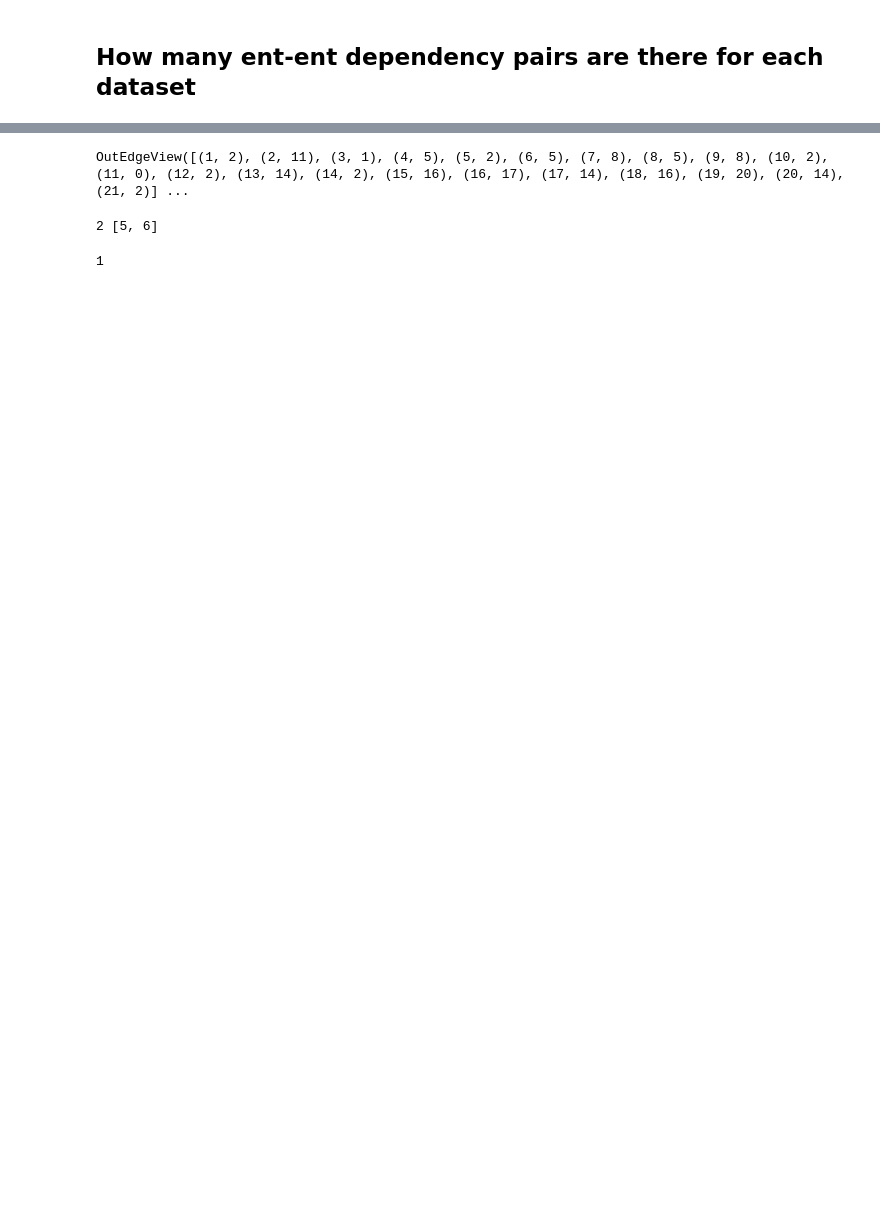
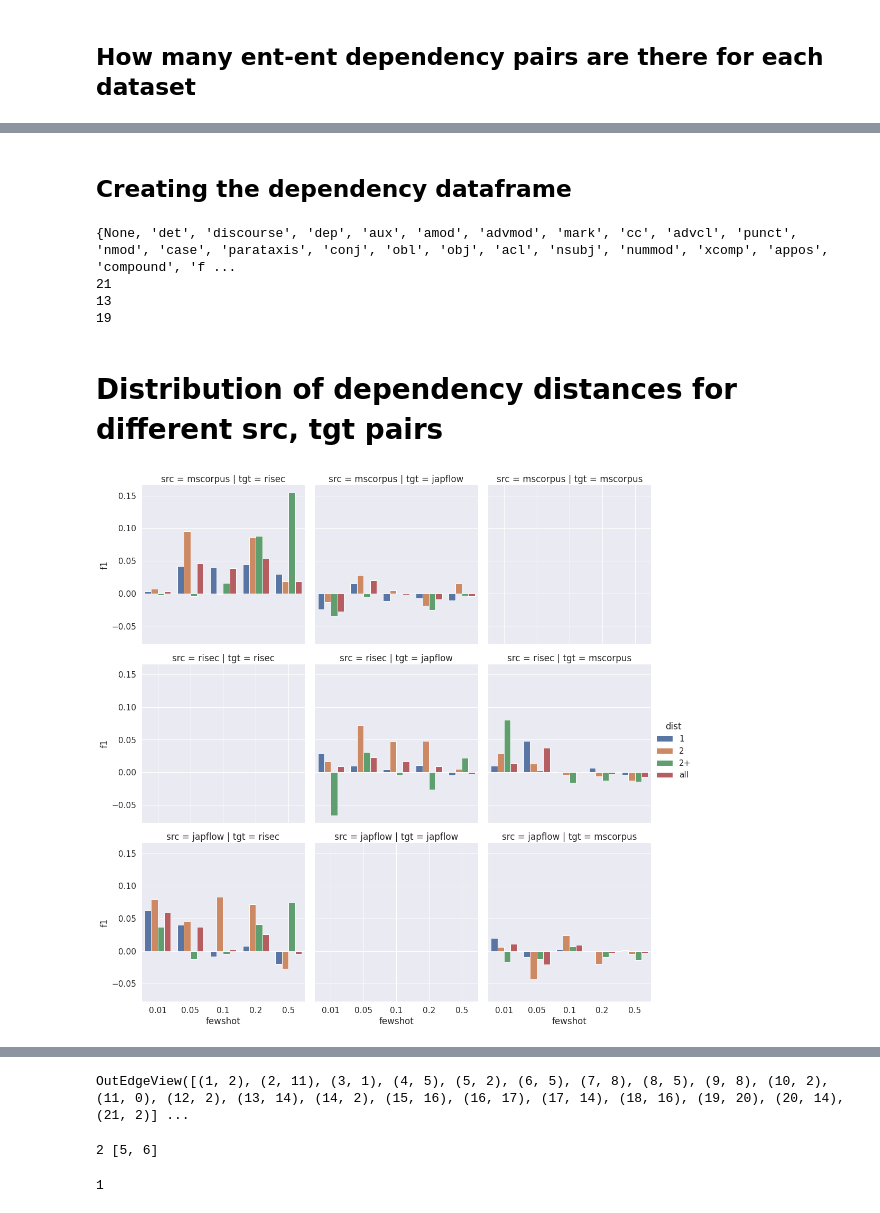
Before and after one commit to ShoRit/flow_graphs, a Jupyter notebook: code/analysis_notebooks/dep_analysis.ipynb, the cells around one changed output, grey strips where cells are left out. Saved outputs shown, nothing was run; the diff lists cells and outputs as text; code cells hidden in the pictures; blank space fills up the shorter version.

```diff
--- a/code/analysis_notebooks/dep_analysis.ipynb
+++ b/code/analysis_notebooks/dep_analysis.ipynb
@@ -151,0 +359,2 @@ for dataset in ['mscorpus','japflow','risec']:
+# %% [markdown]
+## Creating the dependency dataframe
@@ -151,0 +423,14 @@ for dataset in ['mscorpus','japflow','risec']:
+# %%
+print(set(dep_dict['dep_name']))
+
+for src_dataset  in ['mscorpus','risec','japflow']:
+    curr_dep_df2     = dep_df[dep_df['dataset']== src_dataset ].reset_index().drop(columns=['index'])
+    curr_dep_df2     = curr_dep_df2[curr_dep_df2['dep_dist']==1]
+    print(len(set(curr_dep_df2['dep_name'])))
+# %% [output]
+{None, 'det', 'discourse', 'dep', 'aux', 'amod', 'advmod', 'mark', 'cc', 'advcl', 'punct', 'nmod', 'case', 'parataxis', 'conj', 'obl', 'obj', 'acl', 'nsubj', 'nummod', 'xcomp', 'appos', 'compound', 'f ...
+21
+13
+19
+# %% [markdown]
+# Distribution of dependency distances for different src, tgt pairs
@@ -151,0 +535,6 @@ for dataset in ['mscorpus','japflow','risec']:
+# %%
+# F1 score as the means of comparison
+g=sns.catplot(data=perf_dist_df, x="fewshot", y="f1", hue='dist', col="tgt", row='src', kind="bar")
+plt.show()
+# %% [output]
+[figure, added]
```
Also changed, not shown: parts of 29 cells of this notebook, 2 other files.
